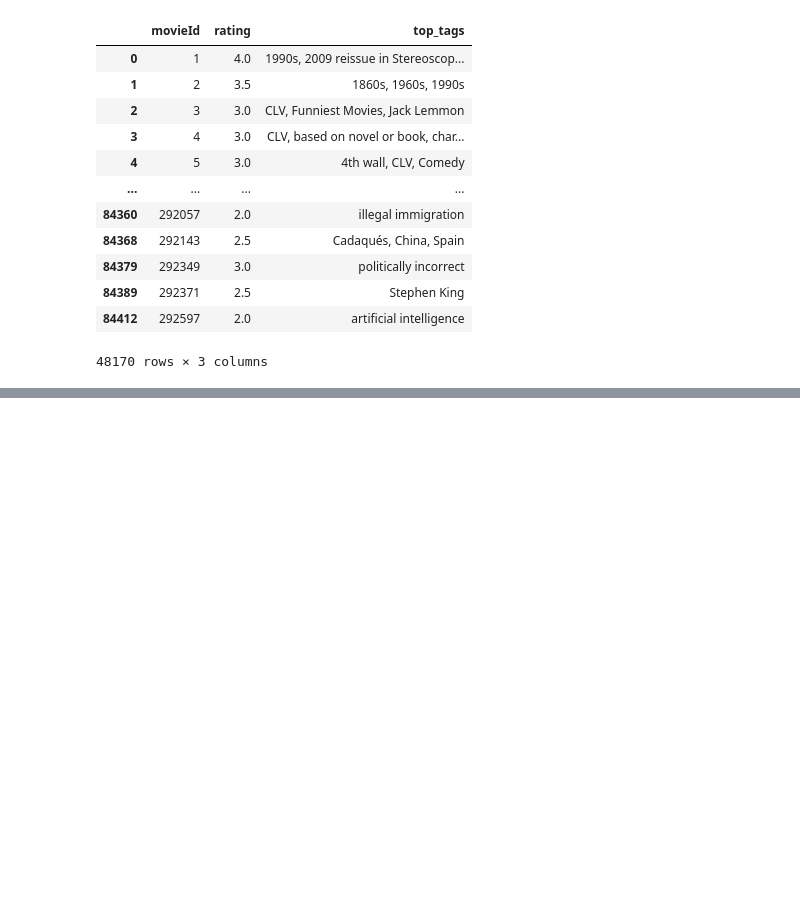
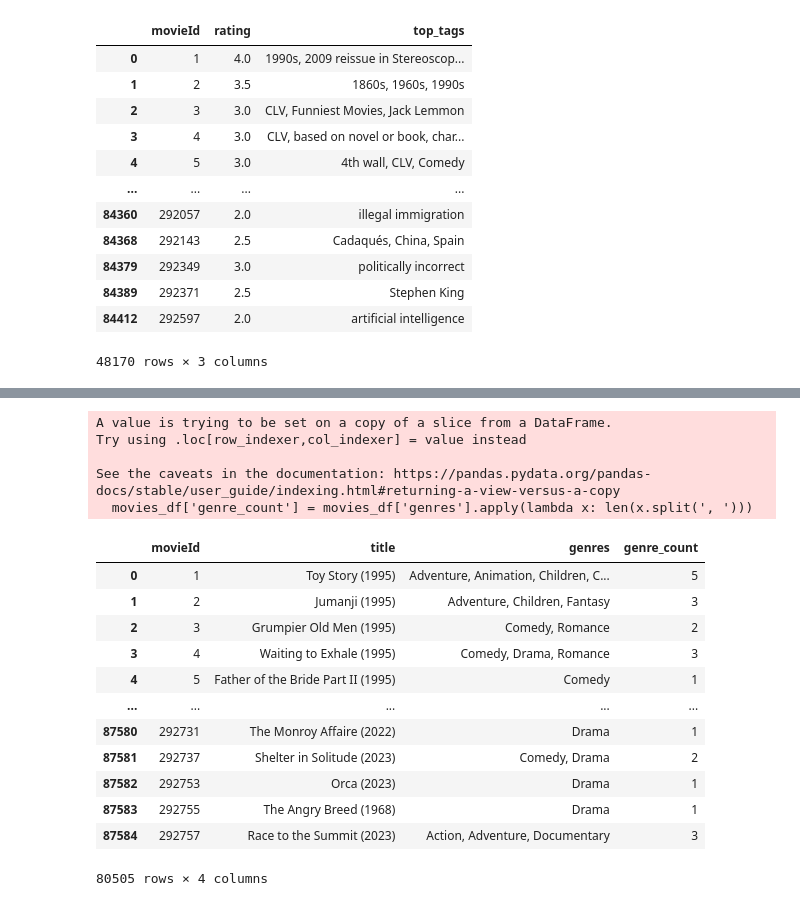
Before and after one commit to aaronmj7/MSc_project, a Jupyter notebook: Project_v1.ipynb, the cells around one changed output, grey strips where cells are left out. Saved outputs shown, nothing was run; the diff lists cells and outputs as text; code cells hidden in the pictures; blank space fills up the shorter version.

```diff
--- a/Project_v1.ipynb
+++ b/Project_v1.ipynb
@@ -521,3 +527,7 @@ movies_with_ratings_and_tags_df.dropna()
 | 84389 | 292371 | 2.5 | Stephen King |
 | 84412 | 292597 | 2.0 | artificial intelligence |
 48170 rows × 3 columns
+# %%
+# Replace '|' with ', ' in the 'genre' column
+movies_df['genres'] = movies_df['genres'].str.replace('|', ', ')
+movies_df
@@ -523,0 +548,3 @@ movies_with_ratings_and_tags_df.dropna()
+# %%
+movies_df = movies_df[movies_df['genres'] != '(no genres listed)']
+movies_df
@@ -523,0 +565,23 @@ movies_with_ratings_and_tags_df.dropna()
+# %%
+# Calculate the number of genres for each movie
+movies_df['genre_count'] = movies_df['genres'].apply(lambda x: len(x.split(', ')))
+movies_df
+# %% [output]
+A value is trying to be set on a copy of a slice from a DataFrame.
+Try using .loc[row_indexer,col_indexer] = value instead
+
+See the caveats in the documentation: https://pandas.pydata.org/pandas-docs/stable/user_guide/indexing.html#returning-a-view-versus-a-copy
+  movies_df['genre_count'] = movies_df['genres'].apply(lambda x: len(x.split(', ')))
+|  | movieId | title | genres | genre_count |
+| 0 | 1 | Toy Story (1995) | Adventure, Animation, Children, C... | 5 |
+| 1 | 2 | Jumanji (1995) | Adventure, Children, Fantasy | 3 |
+| 2 | 3 | Grumpier Old Men (1995) | Comedy, Romance | 2 |
+| 3 | 4 | Waiting to Exhale (1995) | Comedy, Drama, Romance | 3 |
+| 4 | 5 | Father of the Bride Part II (1995) | Comedy | 1 |
+| ... | ... | ... | ... | ... |
+| 87580 | 292731 | The Monroy Affaire (2022) | Drama | 1 |
+| 87581 | 292737 | Shelter in Solitude (2023) | Comedy, Drama | 2 |
+| 87582 | 292753 | Orca (2023) | Drama | 1 |
+| 87583 | 292755 | The Angry Breed (1968) | Drama | 1 |
+| 87584 | 292757 | Race to the Summit (2023) | Action, Adventure, Documentary | 3 |
+80505 rows × 4 columns
```
Also changed, not shown: parts of 21 cells of this notebook.
